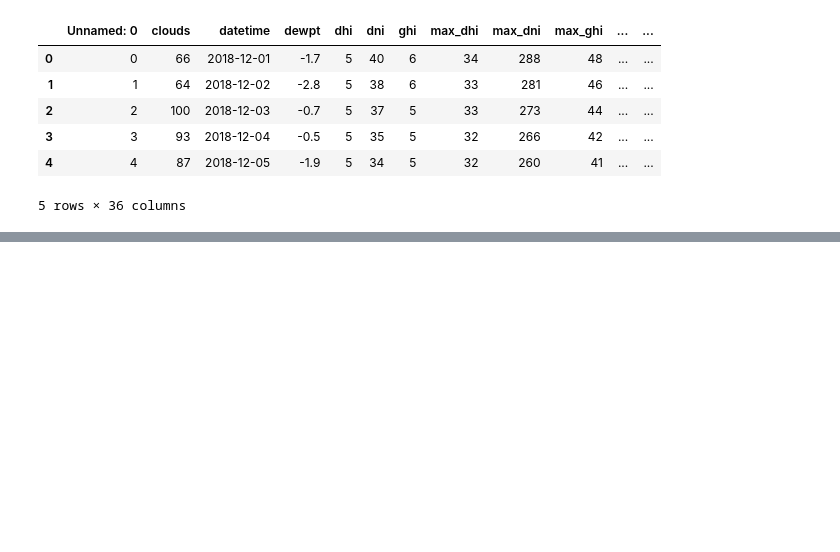
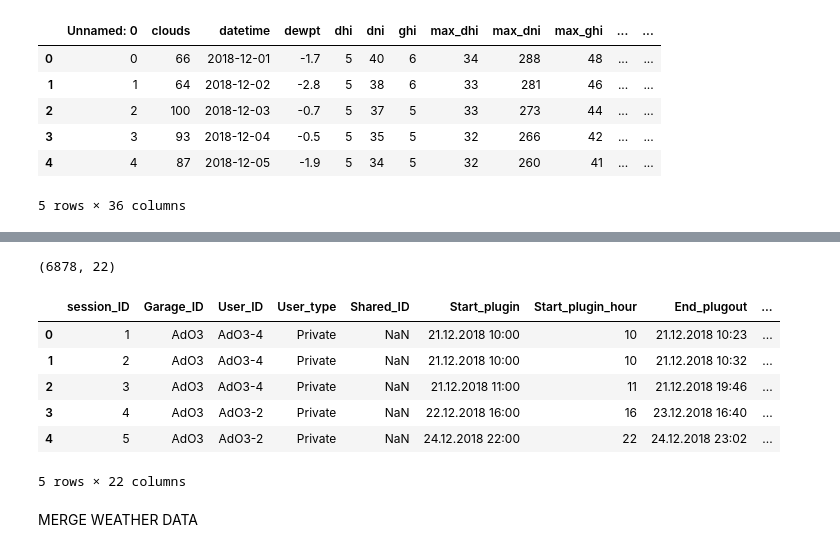
Before and after one commit to 7ashiorkor7/Residential-EV-Charging, a Jupyter notebook: evchargingduration.ipynb, the cells around one changed output, grey strips where cells are left out. Saved outputs shown, nothing was run; the diff lists cells and outputs as text; code cells hidden in the pictures; blank space fills up the shorter version.

```diff
--- a/evchargingduration.ipynb
+++ b/evchargingduration.ipynb
@@ -80,0 +316,7 @@ df_weather.head()
+# %%
+df1 = pd.read_csv('data/Dataset 1_EV charging reports.csv',sep=';') #EV charging reports, describing each individual EV charging session
+df2 = pd.read_csv('data/Dataset 2_Hourly EV loads - Per user.csv',sep=';') #Hourly EV charging loads and idle capacity, for all users individually.
+df3a = pd.read_csv('data/Dataset 3a_Hourly EV loads - Aggregated private.csv',sep=';') #Hourly EV charging loads and idle capacity, aggregated for users with private (3a) or shared (3b) CPs.
+df3b = pd.read_csv('data/Dataset 3b_Hourly EV loads - Aggregated shared.csv',sep=';') #Hourly EV charging loads and idle capacity, aggregated for users with private (3a) or shared (3b) CPs.
+df5 = pd.read_csv('data/Dataset 5_AMS data from garage Bl2.csv',sep=';') #Hourly smart meter data from garage Bl2
+df6 = pd.read_csv('data/Dataset 6_Local traffic distribution.csv',sep=';') #Local hourly traffic density.
@@ -80,0 +338,6 @@ df_weather.head()
+# %%
+# Convert 'Start_plugin' column to datetime format
+df1['Start_plugin'] = pd.to_datetime(df1['Start_plugin'], format='%d.%m.%Y %H:%M')
+
+# Extract the hour component and format it to match df6's 'Date_from'
+df1['Start_plugin'] = df1['Start_plugin'].dt.strftime('%d.%m.%Y %H:00')
@@ -80,0 +388,16 @@ df_weather.head()
+# %%
+merged_data.shape
+# %% [output]
+(6878, 22)
+# %%
+merged_data.head()
+# %% [output]
+|  | session_ID | Garage_ID | User_ID | User_type | Shared_ID | Start_plugin | Start_plugin_hour | End_plugout | ... |
+| 0 | 1 | AdO3 | AdO3-4 | Private | NaN | 21.12.2018 10:00 | 10 | 21.12.2018 10:23 | ... |
+| 1 | 2 | AdO3 | AdO3-4 | Private | NaN | 21.12.2018 10:00 | 10 | 21.12.2018 10:32 | ... |
+| 2 | 3 | AdO3 | AdO3-4 | Private | NaN | 21.12.2018 11:00 | 11 | 21.12.2018 19:46 | ... |
+| 3 | 4 | AdO3 | AdO3-2 | Private | NaN | 22.12.2018 16:00 | 16 | 23.12.2018 16:40 | ... |
+| 4 | 5 | AdO3 | AdO3-2 | Private | NaN | 24.12.2018 22:00 | 22 | 24.12.2018 23:02 | ... |
+5 rows × 22 columns
+# %% [markdown]
+MERGE WEATHER DATA
```
Also changed, not shown: parts of 32 cells of this notebook, 1 other file.
